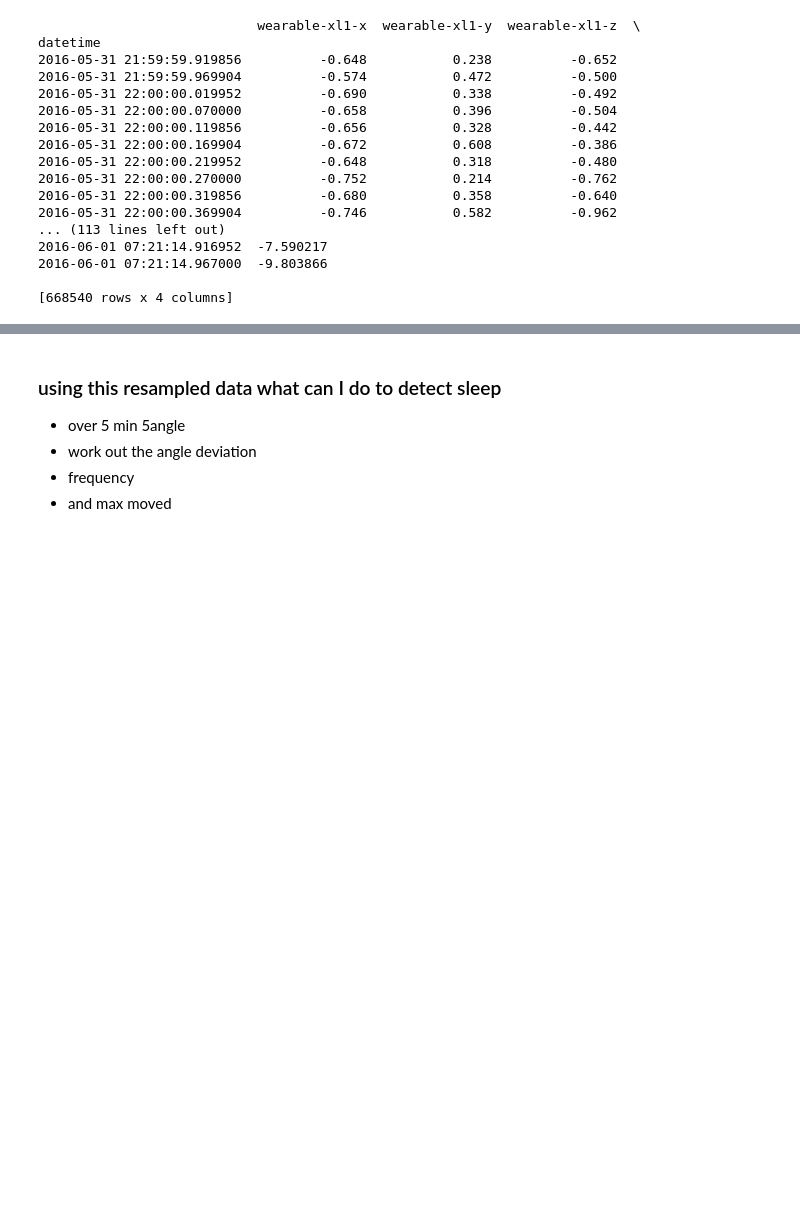
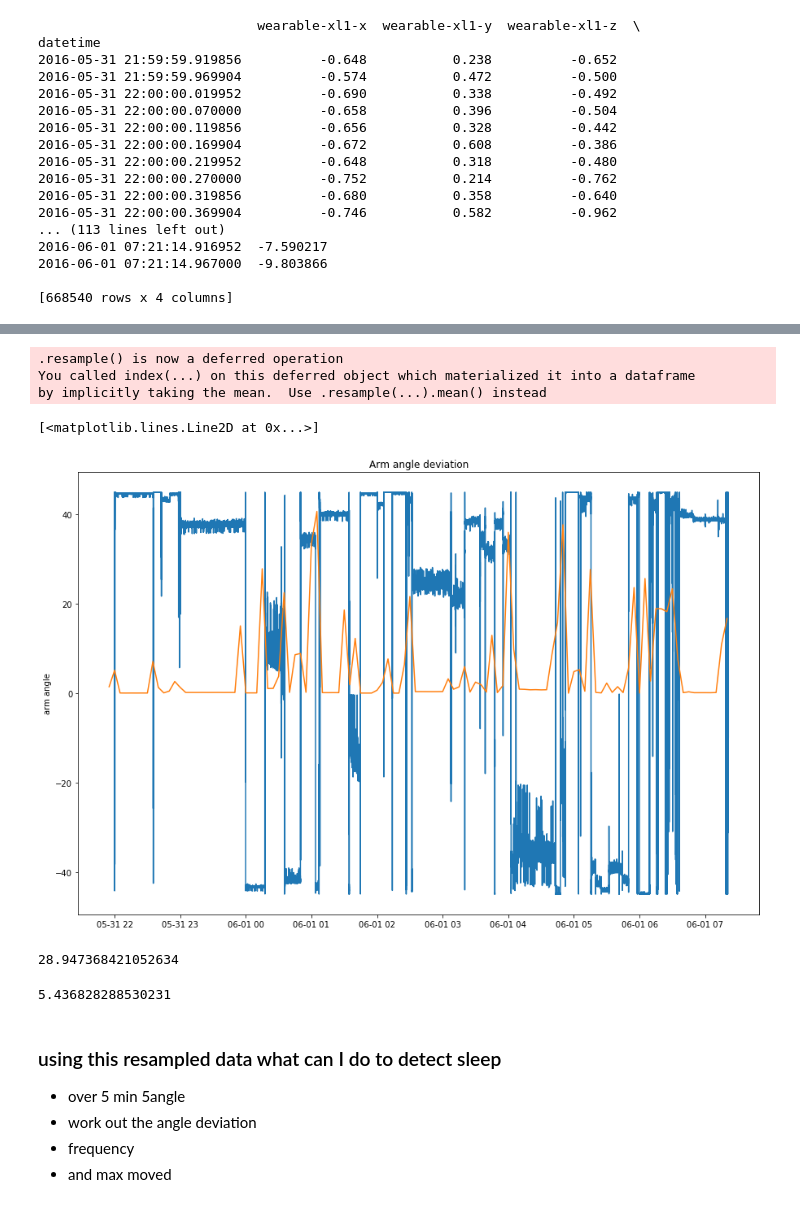
Before and after one commit to horken7/circadian-rhytm, a Jupyter notebook: test.ipynb, the cells around one changed output, grey strips where cells are left out. Drawn from its saved outputs; the diff is of its cells as text; code cells hidden in the pictures; blank space fills up the shorter version.

```diff
--- a/test.ipynb
+++ b/test.ipynb
@@ -137,3 +146,30 @@ Freq: 5T, Name: angle, dtype: float64
+# %%
+fig = plt.figure(figsize=(15,10))
+ax = fig.add_subplot(111)
+ax.set_title('Arm angle deviation')
+ax.set_ylabel('arm angle')
+ax.plot(datetime, accelerometer_directions['angle'])
+ax.plot(resample_5min_accel.index, accelerometer_directions.resample('5Min').std()['angle'])
+# %% [output]
+.resample() is now a deferred operation
+You called index(...) on this deferred object which materialized it into a dataframe
+by implicitly taking the mean.  Use .resample(...).mean() instead
+[<matplotlib.lines.Line2D at 0x...>]
+[figure, added]
+# %%
+std_5min = accelerometer_directions.resample('5Min').std()['angle']
+total_sleep_interval = std_5min.count()
+sleep_over_std5 = std_5min[std_5min>5].count()
+
+
+print("sleep_over_std5/total_sleep_interval * 100
+# %% [output]
+28.947368421052634
+# %%
+a = accelerometer_directions.resample('5Min').std()['angle']
+print(a.mean())
+# %% [output]
+5.436828288530231
 # %% [markdown]
 ### using this resampled data what can I do to detect sleep
 
```
Also changed, not shown: parts of 5 cells of this notebook.
